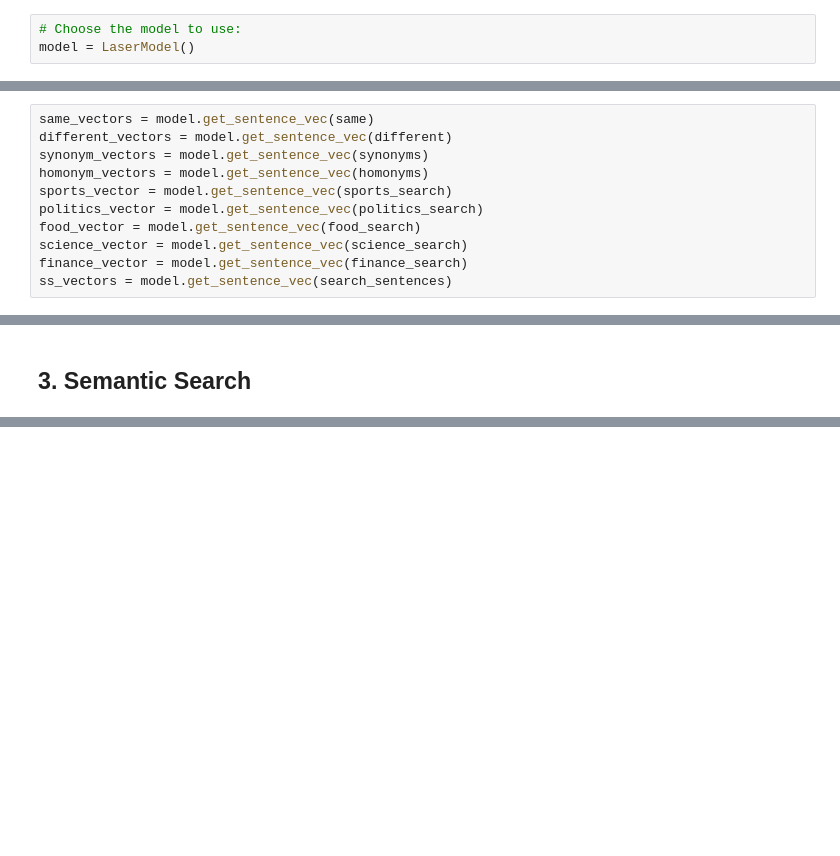
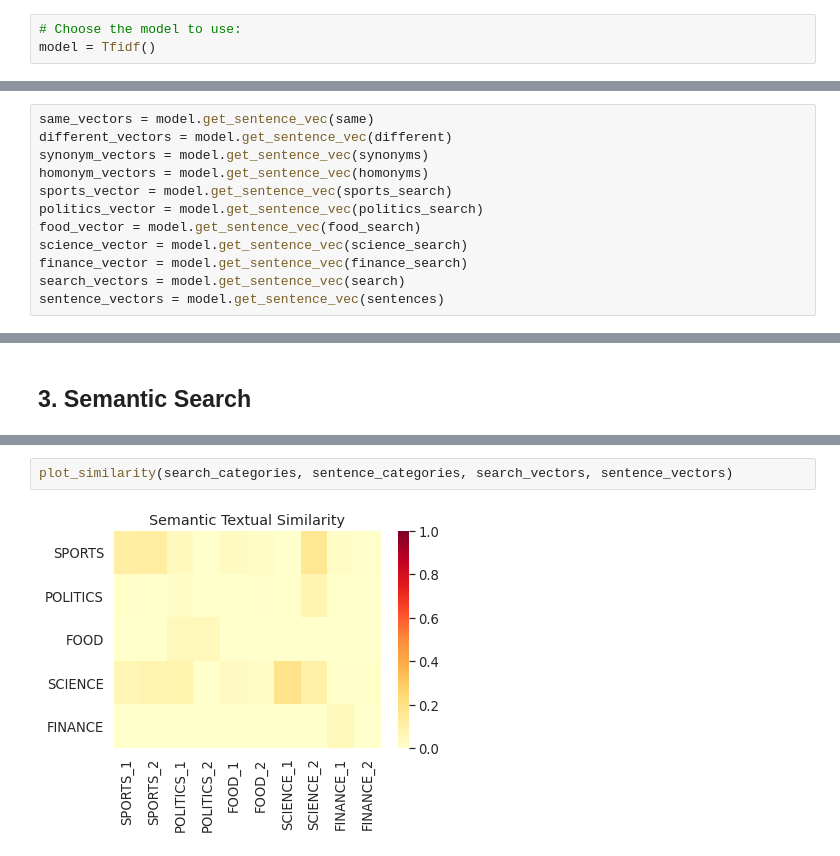
Before and after one commit to muralikrishnasn/semantic_similarity, a Jupyter notebook: semantic_similarity/test_similarities/tests.ipynb, the cells around one changed output, grey strips where cells are left out. Saved outputs shown, nothing was run; the diff lists cells and outputs as text; blank space fills up the shorter version.

Commit message:
create a heatmap for semantic search

```diff
--- a/semantic_similarity/test_similarities/tests.ipynb
+++ b/semantic_similarity/test_similarities/tests.ipynb
@@ -29,7 +30,7 @@ Available models:
 * Use
 # %%
 # Choose the model to use:
-model = LaserModel()
+model = Tfidf()
 # %% [markdown]
 ## 2. Create vectors
 # %%
@@ -42,4 +43,5 @@ politics_vector = model.get_sentence_vec(politics_search)
 food_vector = model.get_sentence_vec(food_search)
 science_vector = model.get_sentence_vec(science_search)
 finance_vector = model.get_sentence_vec(finance_search)
-ss_vectors = model.get_sentence_vec(search_sentences)
+search_vectors = model.get_sentence_vec(search)
+sentence_vectors = model.get_sentence_vec(sentences)
@@ -92,0 +90,4 @@ for row in results:
+# %%
+plot_similarity(search_categories, sentence_categories, search_vectors, sentence_vectors)
+# %% [output]
+[figure, added]
```
Also changed, not shown: parts of 4 cells of this notebook, 2 other files.
